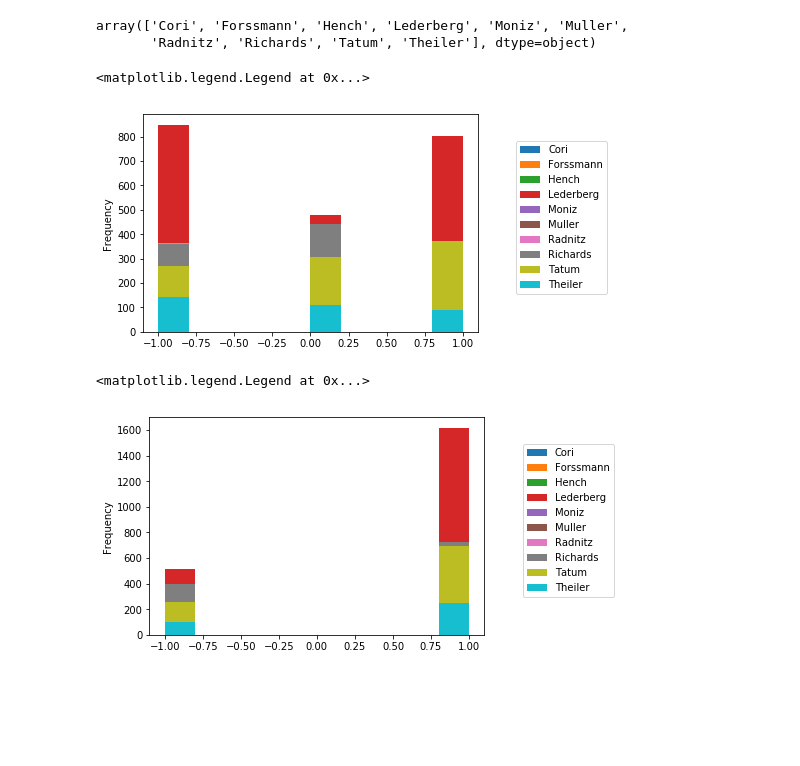
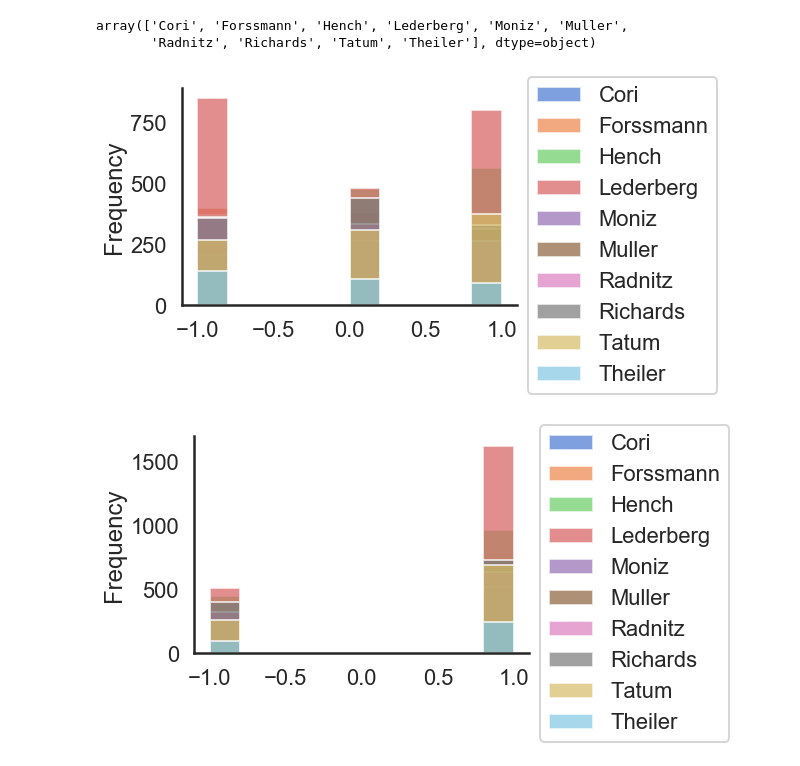
Before and after one commit to ashimakeshava/NMA_marmots, a Jupyter notebook: load_data_ashima.ipynb, the cells around one changed output. Drawn from its saved outputs; the diff is of its cells as text; code cells hidden in the pictures; blank space fills up the shorter version.

Commit message:
updated plots

```diff
--- a/load_data_ashima.ipynb
+++ b/load_data_ashima.ipynb
@@ -18,6 +18,7 @@ data_path = './pickled_data/'
 plot_path = './plots/'
 os.makedirs(data_path, exist_ok=True)
 os.makedirs(plot_path, exist_ok=True)
+sns.set(context='poster', style='white', palette='muted')
 # %%
 #@title Data retrieval
 fname = []
@@ -111,3 +127,5 @@ array(['ACA', 'MOs', 'LS', 'root', 'VISp', 'CA3', 'SUB', 'DG', 'CA1',
        'LH', 'ZI', 'SCs', 'RN', 'MS', 'RSP', 'PAG', 'BLA', 'VPM', 'SSs',
        'RT', 'MEA', 'ACB', 'OT', 'SI', 'SNr', 'APN', 'VAL', 'IC', 'CA2',
        'SCig', 'DP', 'CL', 'EP', 'BMA', 'COA', 'CA'], dtype=object)
+# %%
+spike_df.set_index(['session', 'mouse_name','trial_num','neuron_num','neuron_location',]).head()
@@ -130,0 +255,29 @@ array(['ACA', 'MOs', 'LS', 'root', 'VISp', 'CA3', 'SUB', 'DG', 'CA1',
+# %%
+tmpdf = (
+    lfp_df
+#     .query('neuron_location == "VISa"')
+    .set_index(['session', 'mouse_name','trial_num','lfp_num','lfp_location',])
+    .groupby(['mouse_name', 'lfp_location'])
+    .mean()
+#     .rename('trial_counts')
+#     .reset_index()
+)
+tmpdf = pd.melt(
+    (tmpdf
+     .reset_index()
+    .query('lfp_location.str.startswith("VIS")')
+    ),
+    id_vars=['lfp_location'],
+    value_vars = [col for col in tmpdf.columns if col != 'lfp_location'],
+    var_name='time_bin',
+    value_name = 'potention'
+)
+display(tmpdf.head())
+_, ax = plt.subplots(figsize=(25,5))
+ax = sns.lineplot(x='time_bin', y='potention', hue='lfp_location', data=tmpdf, ax=ax)
+sns.despine(offset=10)
+ax.axvline(50, ls='--', color='grey')
+ax.set_ylabel('Potential')
+ax.legend(bbox_to_anchor=[1.1, 1])
+# ax.set_xticklabels(labels=ax.get_xticklabels(), rotation=90, fontsize=15);
+# print(f'Number of LFP areas: {len(ax.get_xticklabels())}')
@@ -181,24 +343,24 @@ array(['Cori', 'Forssmann', 'Hench', 'Lederberg', 'Moniz', 'Muller',
 # %%
 _, ax = plt.subplots()
 (
     behavior_df
     .groupby(['mouse_name'])
     .response
-    .plot(kind = 'hist', legend=True, stacked=True, ax=ax)
+    .plot(kind='hist', legend=True, stacked=False, ax=ax, alpha=0.7)
 );
-ax.legend(bbox_to_anchor=[1.1, 0.9])
+ax.legend(bbox_to_anchor=[1., 1.1])
+sns.despine()
 # %% [output]
-<matplotlib.legend.Legend at 0x...>
-[figure, old version]
+[figure, new version]
 # %%
 _, ax = plt.subplots()
 (
     behavior_df
     .groupby(['mouse_name'])
     .feedback_type
-    .plot(kind = 'hist', legend=True, stacked=True, ax=ax)
+    .plot(kind = 'hist', legend=True, stacked=True, ax=ax, alpha=0.7)
 );
-ax.legend(bbox_to_anchor=[1.1, 0.9])
+ax.legend(bbox_to_anchor=[1., 1.1])
+sns.despine()
 # %% [output]
-<matplotlib.legend.Legend at 0x...>
-[figure, old version]
+[figure, new version]
```
Also changed, not shown: parts of 13 cells of this notebook.
